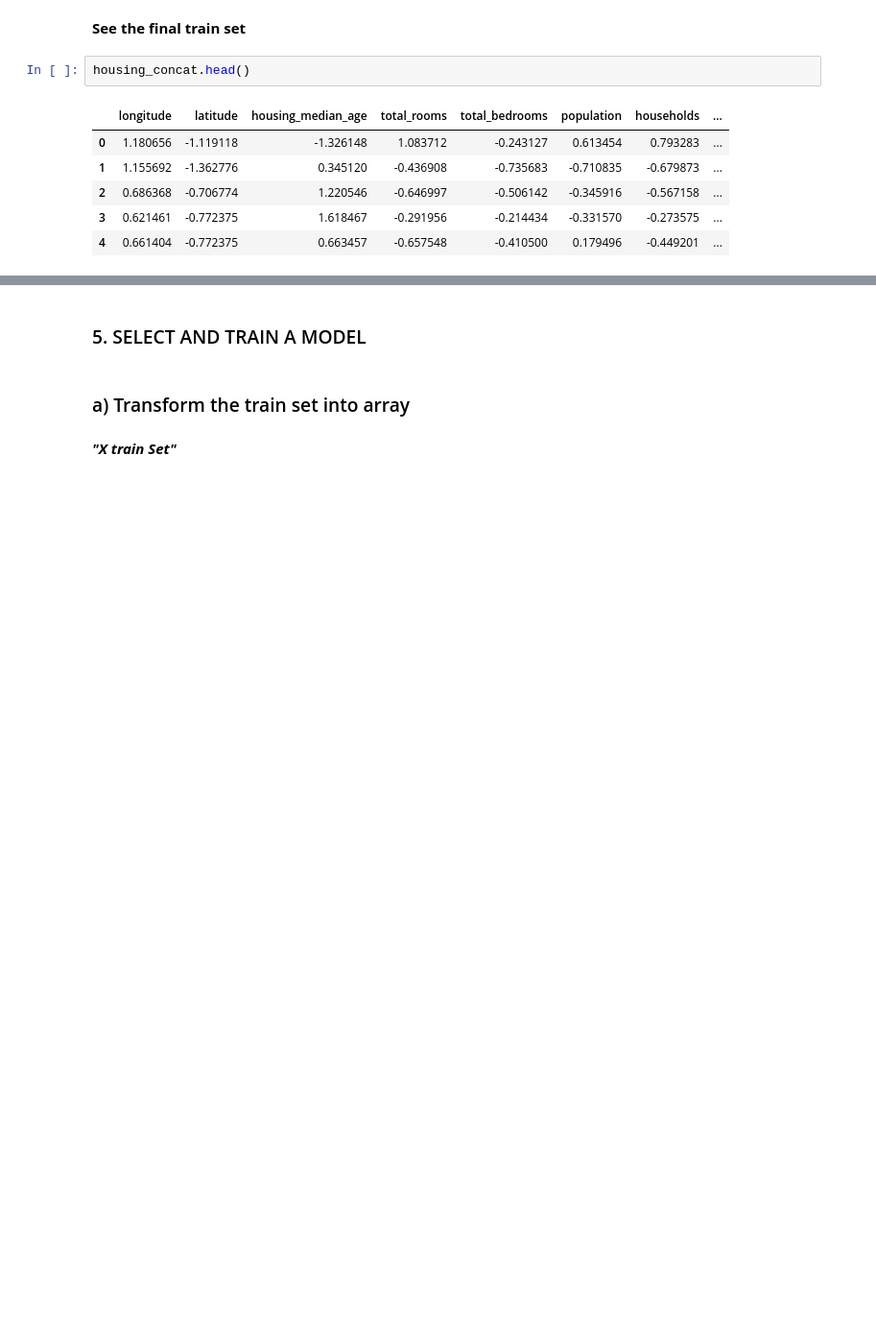
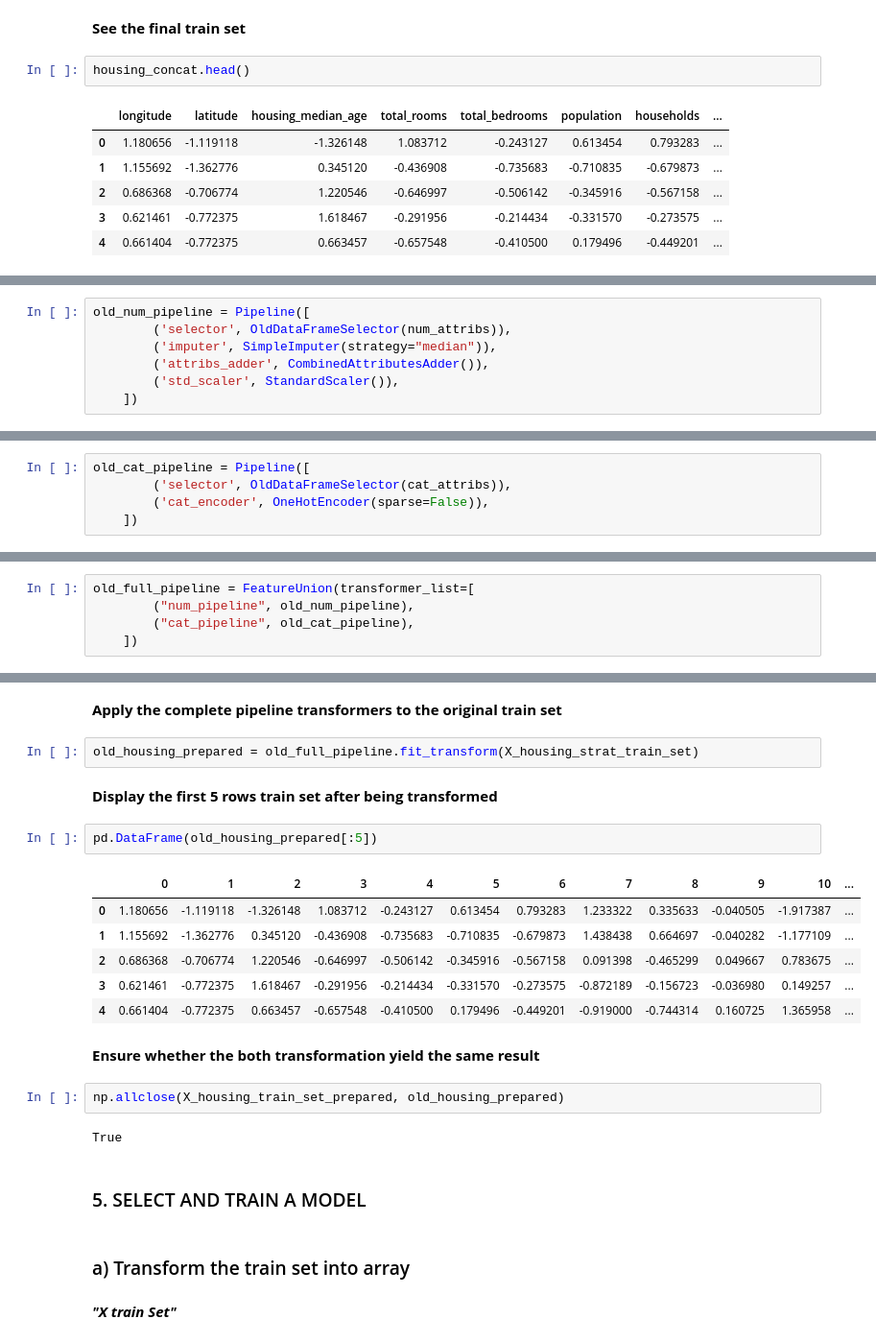
Before and after one commit to mridwanG01236399/House-Median-Value-Prediction, a Jupyter notebook: Median House Value Prediction using Linear Regression, Decision Tree, and Random Forest.ipynb, the cells around one changed output, grey strips where cells are left out. Shown at 96% size. Drawn from its saved outputs; the diff is of its cells as text; blank space fills up the shorter version.

Commit message:
Add files via upload
Complete the transformation pipeline

```diff
--- a/Median House Value Prediction using Linear Regression, Decision Tree, and Random Forest.ipynb
+++ b/Median House Value Prediction using Linear Regression, Decision Tree, and Random Forest.ipynb
@@ -737,0 +877,7 @@ Based on the output of the custom transformer, it is proven that the <i>"Combine
+# %%
+old_num_pipeline = Pipeline([
+        ('selector', OldDataFrameSelector(num_attribs)),
+        ('imputer', SimpleImputer(strategy="median")),
+        ('attribs_adder', CombinedAttributesAdder()),
+        ('std_scaler', StandardScaler()),
+    ])
@@ -737,0 +886,5 @@ Based on the output of the custom transformer, it is proven that the <i>"Combine
+# %%
+old_cat_pipeline = Pipeline([
+        ('selector', OldDataFrameSelector(cat_attribs)),
+        ('cat_encoder', OneHotEncoder(sparse=False)),
+    ])
@@ -737,0 +899,5 @@ Based on the output of the custom transformer, it is proven that the <i>"Combine
+# %%
+old_full_pipeline = FeatureUnion(transformer_list=[
+        ("num_pipeline", old_num_pipeline),
+        ("cat_pipeline", old_cat_pipeline),
+    ])
@@ -738,3 +915,24 @@ Based on the output of the custom transformer, it is proven that the <i>"Combine
+# %% [markdown]
+<b>Apply the complete pipeline transformers to the original train set</b>
+# %%
+old_housing_prepared = old_full_pipeline.fit_transform(X_housing_strat_train_set)
+# %% [markdown]
+<b>Display the first 5 rows train set after being transformed</b>
+# %%
+pd.DataFrame(old_housing_prepared[:5])
+# %% [output]
+|  | 0 | 1 | 2 | 3 | 4 | 5 | 6 | 7 | 8 | 9 | 10 | ... |
+| 0 | 1.180656 | -1.119118 | -1.326148 | 1.083712 | -0.243127 | 0.613454 | 0.793283 | 1.233322 | 0.335633 | -0.040505 | -1.917387 | ... |
+| 1 | 1.155692 | -1.362776 | 0.345120 | -0.436908 | -0.735683 | -0.710835 | -0.679873 | 1.438438 | 0.664697 | -0.040282 | -1.177109 | ... |
+| 2 | 0.686368 | -0.706774 | 1.220546 | -0.646997 | -0.506142 | -0.345916 | -0.567158 | 0.091398 | -0.465299 | 0.049667 | 0.783675 | ... |
+| 3 | 0.621461 | -0.772375 | 1.618467 | -0.291956 | -0.214434 | -0.331570 | -0.273575 | -0.872189 | -0.156723 | -0.036980 | 0.149257 | ... |
+| 4 | 0.661404 | -0.772375 | 0.663457 | -0.657548 | -0.410500 | 0.179496 | -0.449201 | -0.919000 | -0.744314 | 0.160725 | 1.365958 | ... |
+# %% [markdown]
+<b>Ensure whether the both transformation yield the same result</b>
+# %%
+np.allclose(X_housing_train_set_prepared, old_housing_prepared)
+# %% [output]
+True
 # %% [markdown]
 ### 5. SELECT AND TRAIN A MODEL
 # %% [markdown]
```
Also changed, not shown: parts of 194 cells of this notebook.
